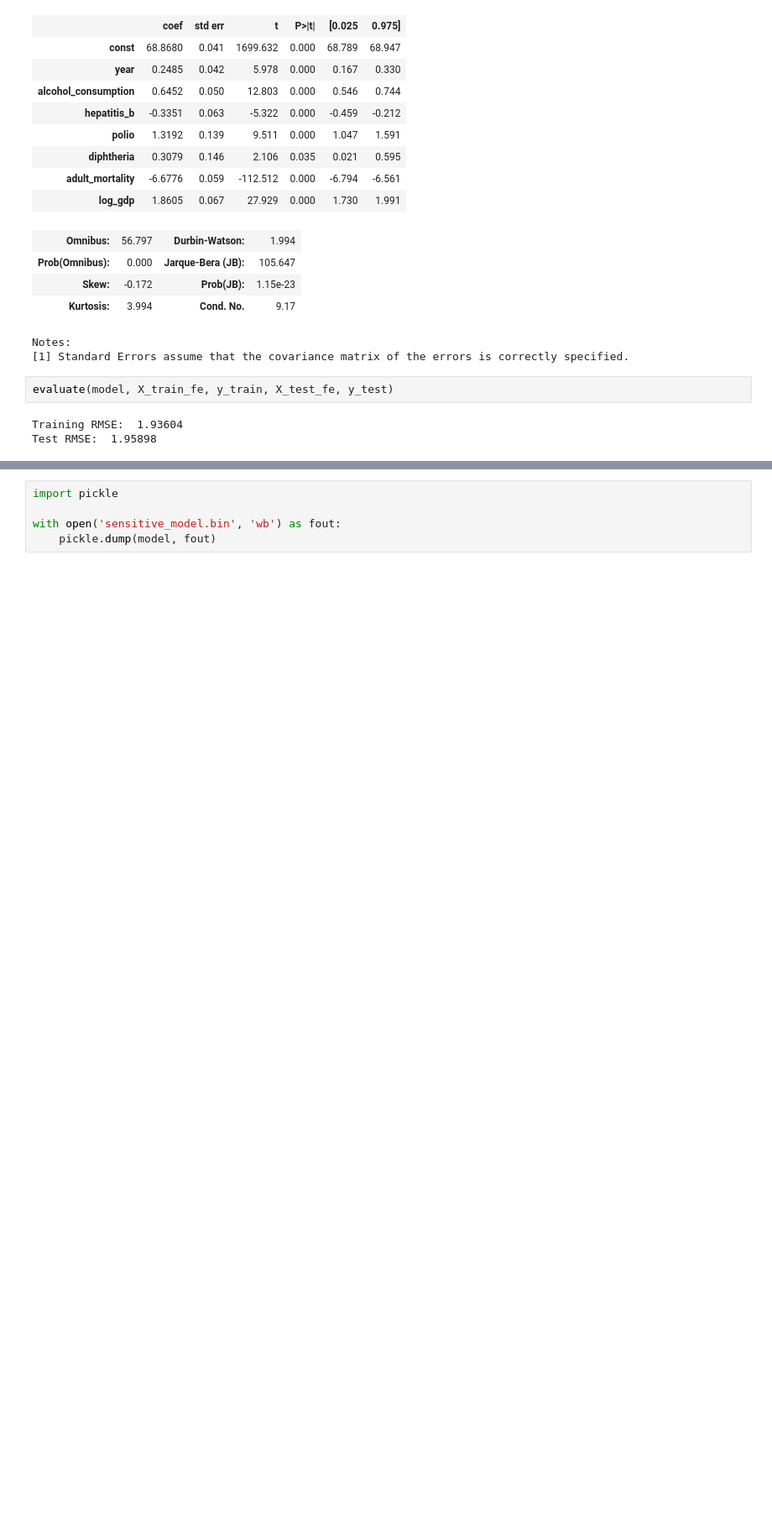
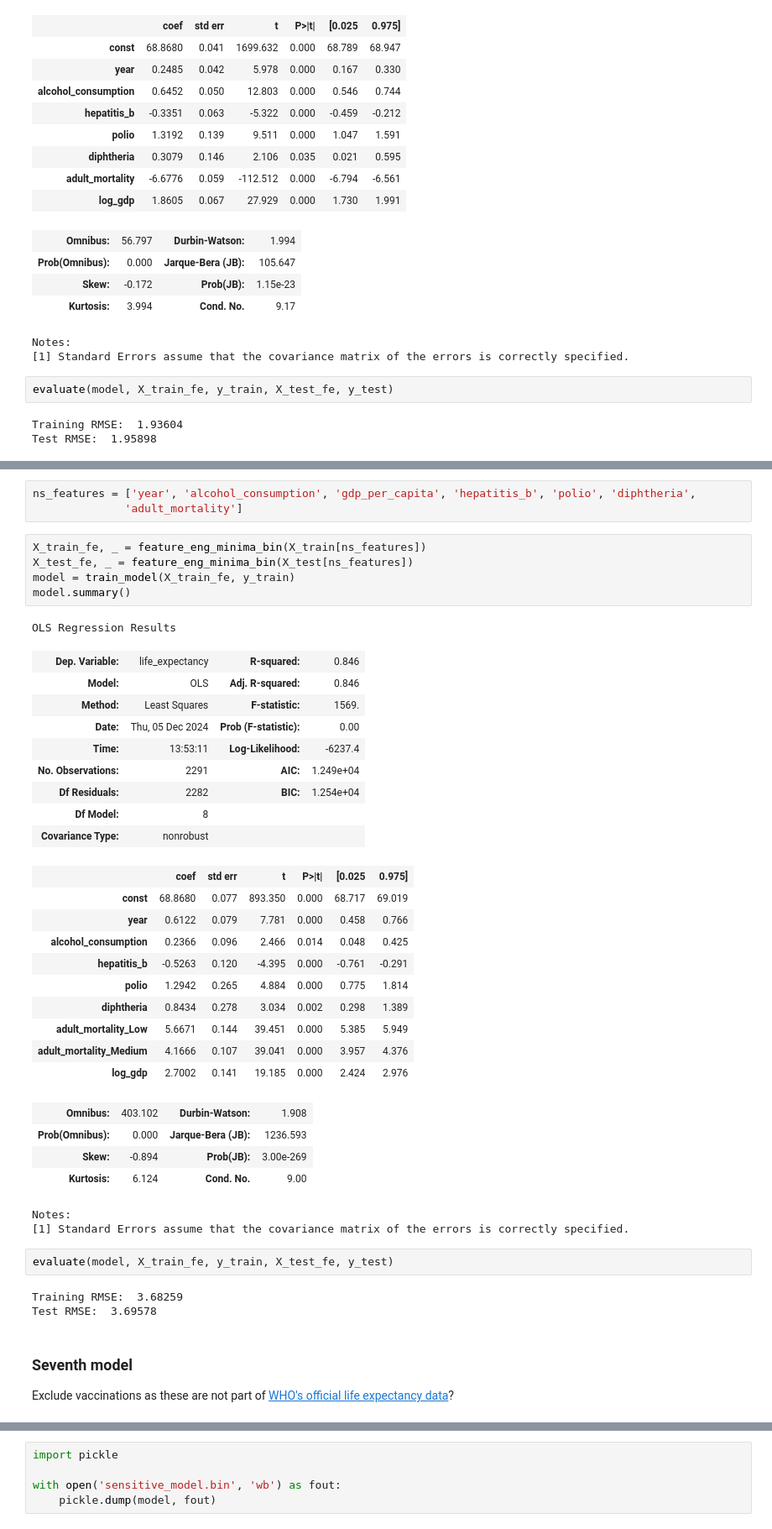
Before and after one commit to TobyScogings/WHO-Project, a Jupyter notebook: eda_modeling_vs.ipynb, the cells around one changed output, grey strips where cells are left out. Shown: that part at 84% size. Drawn from its saved outputs; the diff is of its cells as text; blank space fills up the shorter version.

Commit message:
add in Lucy's adult_mortality binning experiments

```diff
--- a/eda_modeling_vs.ipynb
+++ b/eda_modeling_vs.ipynb
@@ -987,0 +1038,43 @@ Test RMSE:  1.95898
+# %%
+ns_features = ['year', 'alcohol_consumption', 'gdp_per_capita', 'hepatitis_b', 'polio', 'diphtheria',
+              'adult_mortality']
+# %%
+X_train_fe, _ = feature_eng_minima_bin(X_train[ns_features])
+X_test_fe, _ = feature_eng_minima_bin(X_test[ns_features])
+model = train_model(X_train_fe, y_train)
+model.summary()
+# %% [output]
+OLS Regression Results
+| Dep. Variable: | life_expectancy | R-squared: | 0.846 |
+| Model: | OLS | Adj. R-squared: | 0.846 |
+| Method: | Least Squares | F-statistic: | 1569. |
+| Date: | Thu, 05 Dec 2024 | Prob (F-statistic): | 0.00 |
+| Time: | 13:53:11 | Log-Likelihood: | -6237.4 |
+| No. Observations: | 2291 | AIC: | 1.249e+04 |
+| Df Residuals: | 2282 | BIC: | 1.254e+04 |
+| Df Model: | 8 |  |  |
+| Covariance Type: | nonrobust |  |  |
+|  | coef | std err | t | P>|t| | [0.025 | 0.975] |
+| const | 68.8680 | 0.077 | 893.350 | 0.000 | 68.717 | 69.019 |
+| year | 0.6122 | 0.079 | 7.781 | 0.000 | 0.458 | 0.766 |
+| alcohol_consumption | 0.2366 | 0.096 | 2.466 | 0.014 | 0.048 | 0.425 |
+| hepatitis_b | -0.5263 | 0.120 | -4.395 | 0.000 | -0.761 | -0.291 |
+| polio | 1.2942 | 0.265 | 4.884 | 0.000 | 0.775 | 1.814 |
+| diphtheria | 0.8434 | 0.278 | 3.034 | 0.002 | 0.298 | 1.389 |
+| adult_mortality_Low | 5.6671 | 0.144 | 39.451 | 0.000 | 5.385 | 5.949 |
+| adult_mortality_Medium | 4.1666 | 0.107 | 39.041 | 0.000 | 3.957 | 4.376 |
+| log_gdp | 2.7002 | 0.141 | 19.185 | 0.000 | 2.424 | 2.976 |
+| Omnibus: | 403.102 | Durbin-Watson: | 1.908 |
+| Prob(Omnibus): | 0.000 | Jarque-Bera (JB): | 1236.593 |
+| Skew: | -0.894 | Prob(JB): | 3.00e-269 |
+| Kurtosis: | 6.124 | Cond. No. | 9.00 |
+Notes:
+[1] Standard Errors assume that the covariance matrix of the errors is correctly specified.
+# %%
+evaluate(model, X_train_fe, y_train, X_test_fe, y_test)
+# %% [output]
+Training RMSE:  3.68259
+Test RMSE:  3.69578
+# %% [markdown]
+### Seventh model
+Exclude vaccinations as these are not part of [WHO's official life expectancy data](https://www.who.int/data/gho/data/themes/mortality-and-global-health-estimates)?
```
Also changed, not shown: parts of 17 cells of this notebook.
